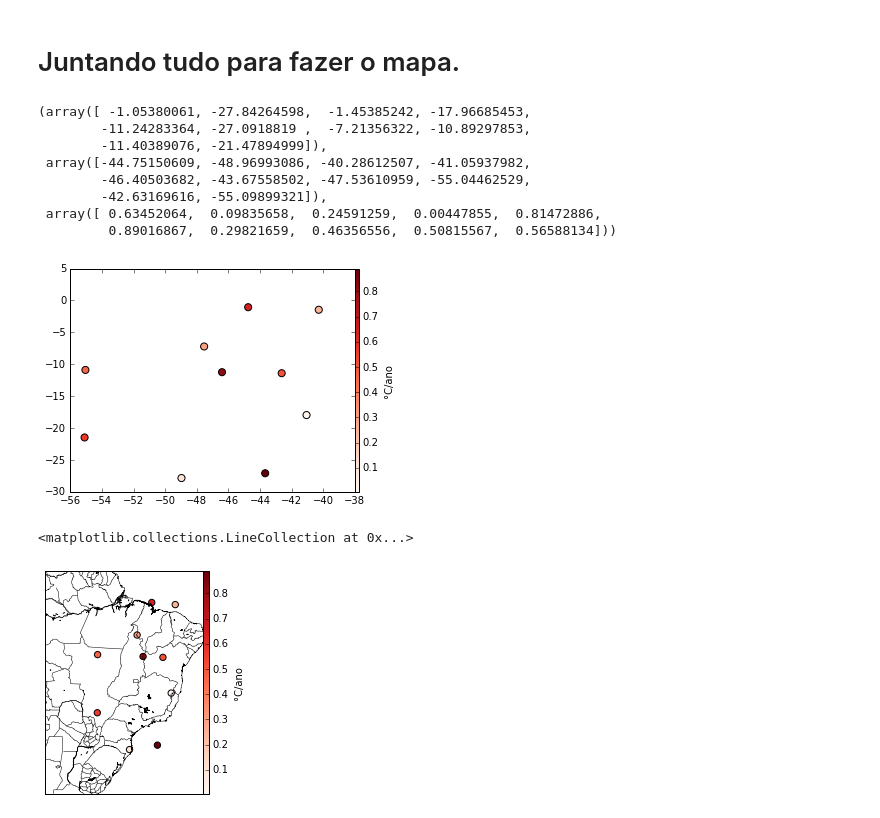
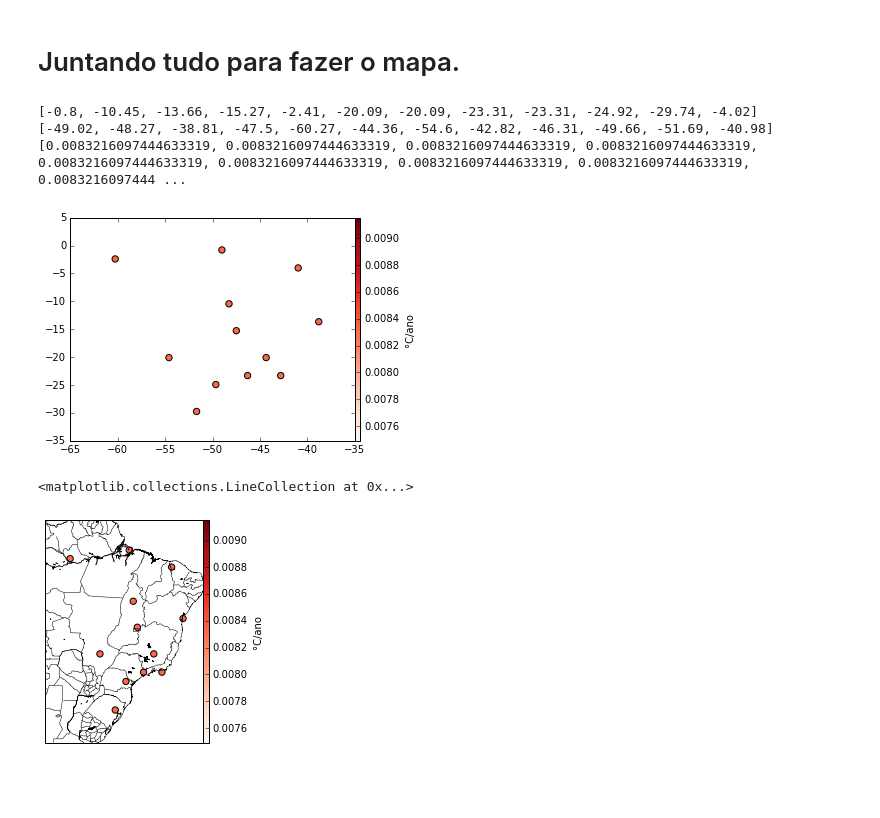
Before and after one commit to mat-esp-2016/capstone-carlosjessicathais8, a Jupyter notebook: capstone.ipynb, the cells around one changed output. Cells and saved outputs as stored; diff of their text form; code cells hidden in the pictures; blank space fills up the shorter version.

```diff
--- a/capstone.ipynb
+++ b/capstone.ipynb
@@ -87,0 +78,11 @@ plt.plot(anos, temp_real, '-k')
+# %%
+def cal_temp_real(nome_arquivo):
+    #Função que calcula a temperatura real a partir das anomalias anuais e da temp absoluta.
+    anos, anom = le_anos_anomalias(nome_arquivo)
+    temp_abs = le_temp_abs(nome_arquivo)
+    temperatura = anom + temp_abs
+    return (anos, temperatura)
+# %%
+anos, temperatura = cal_temp_real('dados/0.80S-49.02W-TAVG-Trend.txt')
+print(anos, temperatura)
+#Testando função que retorna os valores de temperatura real.
@@ -110,28 +120,37 @@ print(a, '°C/ano')
 0.00832160974446 °C/ano
 # %% [markdown]
 # Juntando tudo para fazer o mapa.
-# %%
-lat=np.random.uniform(-30, -1, size=10)
-lon = np.random.uniform(-60, -40, size=10)
-variacao=np.random.uniform(0, 1, size=10)
-# %%
-lat, lon, variacao
-# %% [output]
-(array([ -1.05380061, -27.84264598,  -1.45385242, -17.96685453,
-        -11.24283364, -27.0918819 ,  -7.21356322, -10.89297853,
-        -11.40389076, -21.47894999]),
- array([-44.75150609, -48.96993086, -40.28612507, -41.05937982,
-        -46.40503682, -43.67558502, -47.53610959, -55.04462529,
-        -42.63169616, -55.09899321]),
- array([ 0.63452064,  0.09835658,  0.24591259,  0.00447855,  0.81472886,
-         0.89016867,  0.29821659,  0.46356556,  0.50815567,  0.56588134]))
+# %%
+arquivos = glob('dados/*.txt')
+lat_cidade = []
+lon_cidade = []
+taxa_de_var_temp = []
+for arquivo in arquivos:
+    lat, lon = le_lat_lon(arquivo)
+    le_temp_abs(arquivo)
+    anos, anom = le_anos_anomalias(arquivo)
+    anos, temperatura = cal_temp_real(arquivo)
+    not_nan = ~np.isnan(temperatura)
+    temperaturas_sem_nan = temperatura[not_nan]
+    a, b, r_value, p_value, std_err = linregress(ano_sem_nan, temperatura_sem_nan)
+    lat_cidade.append(lat)
+    lon_cidade.append(lon)
+    taxa_de_var_temp.append(a)
+# %%
+print(lat_cidade)
+print(lon_cidade)
+print(taxa_de_var_temp)
+# %% [output]
+[-0.8, -10.45, -13.66, -15.27, -2.41, -20.09, -20.09, -23.31, -23.31, -24.92, -29.74, -4.02]
+[-49.02, -48.27, -38.81, -47.5, -60.27, -44.36, -54.6, -42.82, -46.31, -49.66, -51.69, -40.98]
+[0.0083216097444633319, 0.0083216097444633319, 0.0083216097444633319, 0.0083216097444633319, 0.0083216097444633319, 0.0083216097444633319, 0.0083216097444633319, 0.0083216097444633319, 0.0083216097444 ...
 # %%
 plt.figure()
-plt.scatter(lon, lat, s=50, c=variacao,cmap="Reds")
-cb = plt.colorbar(pad=0, aspect=60)
+plt.scatter(lon_cidade, lat_cidade, s=40, c=taxa_de_var_temp, cmap="Reds")
+cb = plt.colorbar(pad=0, aspect=40)
 cb.set_label("°C/ano")
 # %% [output]
-[figure, old version]
+[figure, new version]
 # %%
 bm = Basemap(projection='merc',
              llcrnrlat=-35, llcrnrlon=-65,
@@ -139,7 +158,7 @@ bm = Basemap(projection='merc',
              resolution='i')
 # %%
 plt.figure()
-bm.scatter(lon, lat, s=40, c=variacao,cmap="Reds",
+bm.scatter(lon_cidade, lat_cidade, s=40, c=taxa_de_var_temp, cmap="Reds",
           latlon=True)
 cb = plt.colorbar(pad=0, aspect=40)
 cb.set_label('°C/ano')
@@ -148,7 +167,7 @@ bm.drawcountries()
 bm.drawstates(linewidth=0.5)
 # %% [output]
 <matplotlib.collections.LineCollection at 0x...>
-[figure, old version]
+[figure, new version]
 # %% [markdown]
 **Course website**: https://github.com/mat-esp/about
 
```
Also changed, not shown: parts of 3 cells of this notebook.
